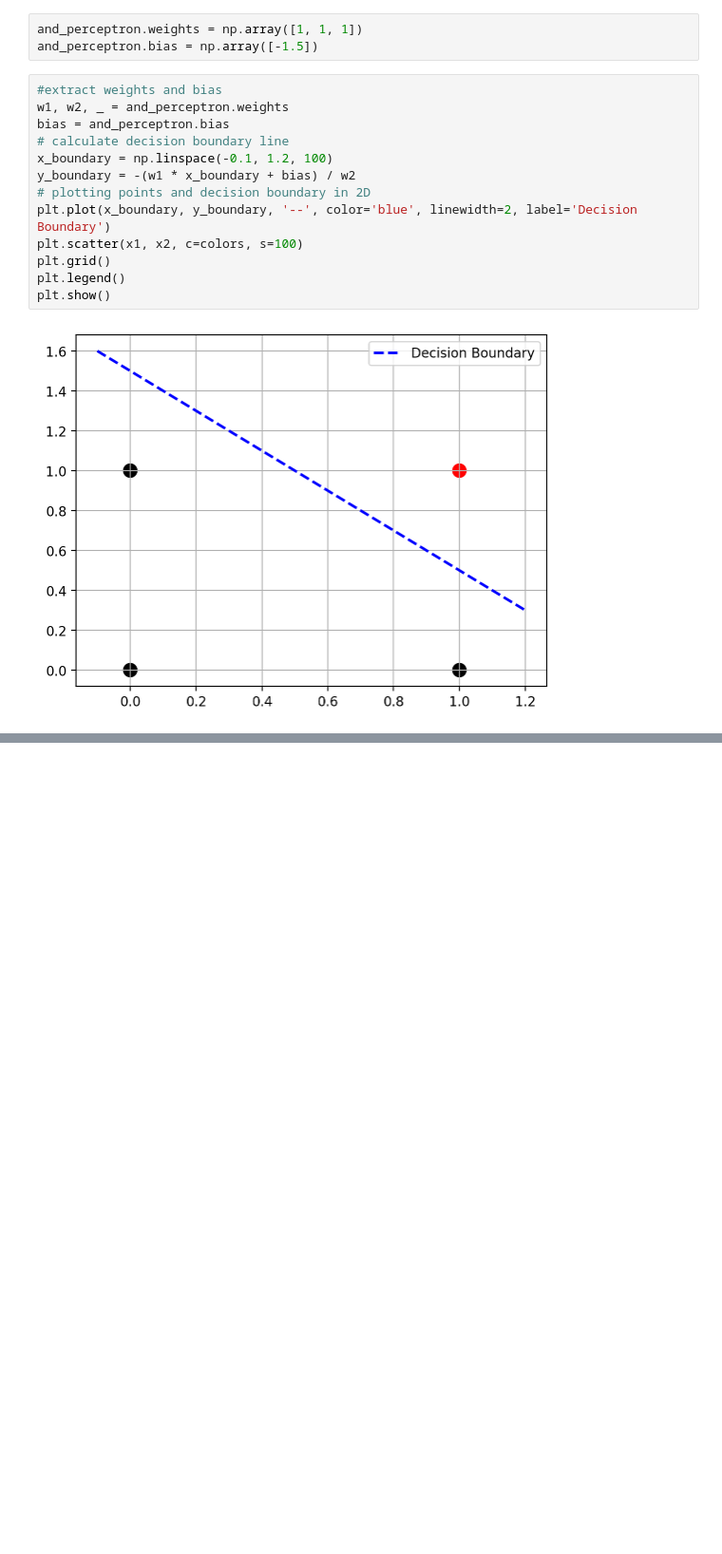
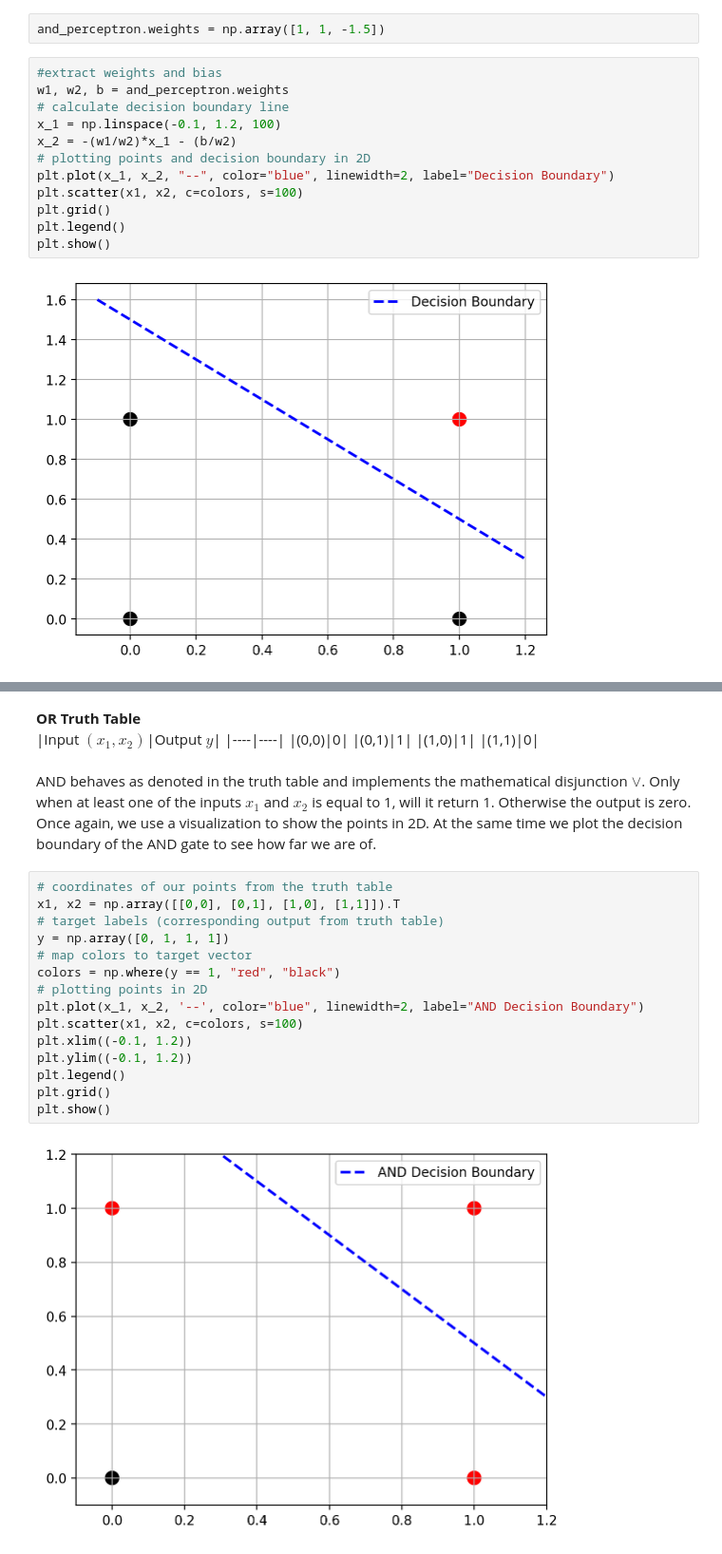
Before and after one commit to 1fancyname/neune, a Jupyter notebook: content/_ch2_the_perceptron/basic_perceptron.ipynb, the cells around one changed output, grey strips where cells are left out. Shown at 95% size. Cells and saved outputs as stored; diff of their text form; blank space fills up the shorter version.

```diff
--- a/content/_ch2_the_perceptron/basic_perceptron.ipynb
+++ b/content/_ch2_the_perceptron/basic_perceptron.ipynb
@@ -435,16 +451,14 @@ Wait, what happened now? Our Decision boundary is not even close to where we nee
 We can now manually write them into our perceptron and regenerate the plot.
 # %%
-and_perceptron.weights = np.array([1, 1, 1])
-and_perceptron.bias = np.array([-1.5])
+and_perceptron.weights = np.array([1, 1, -1.5])
 # %%
 #extract weights and bias
-w1, w2, _ = and_perceptron.weights
-bias = and_perceptron.bias
+w1, w2, b = and_perceptron.weights
 # calculate decision boundary line
-x_boundary = np.linspace(-0.1, 1.2, 100)
-y_boundary = -(w1 * x_boundary + bias) / w2
+x_1 = np.linspace(-0.1, 1.2, 100)
+x_2 = -(w1/w2)*x_1 - (b/w2)
 # plotting points and decision boundary in 2D
-plt.plot(x_boundary, y_boundary, '--', color='blue', linewidth=2, label='Decision Boundary')
+plt.plot(x_1, x_2, "--", color="blue", linewidth=2, label="Decision Boundary")
 plt.scatter(x1, x2, c=colors, s=100)
 plt.grid()
 plt.legend()
@@ -453,0 +470,28 @@ plt.show()
+# %% [markdown]
+**OR Truth Table**
+|Input $(x_1,x_2)$|Output $y$|
+|----|----|
+|(0,0)|0|
+|(0,1)|1|
+|(1,0)|1|
+|(1,1)|0|
+# %% [markdown]
+AND behaves as denoted in the truth table and implements the mathematical disjunction $\lor$. Only when at least one of the inputs $x_1$ and $x_2$ is equal to 1, will it return 1. Otherwise the output is zero.
+Once again, we use a visualization to show the points in 2D. At the same time we plot the decision boundary of the AND gate to see how far we are of.
+# %%
+# coordinates of our points from the truth table
+x1, x2 = np.array([[0,0], [0,1], [1,0], [1,1]]).T
+# target labels (corresponding output from truth table)
+y = np.array([0, 1, 1, 1])
+# map colors to target vector
+colors = np.where(y == 1, "red", "black")
+# plotting points in 2D
+plt.plot(x_1, x_2, '--', color="blue", linewidth=2, label="AND Decision Boundary")
+plt.scatter(x1, x2, c=colors, s=100)
+plt.xlim((-0.1, 1.2))
+plt.ylim((-0.1, 1.2))
+plt.legend()
+plt.grid()
+plt.show()
+# %% [output]
+[figure, added]
```
Also changed, not shown: parts of 22 cells of this notebook.
